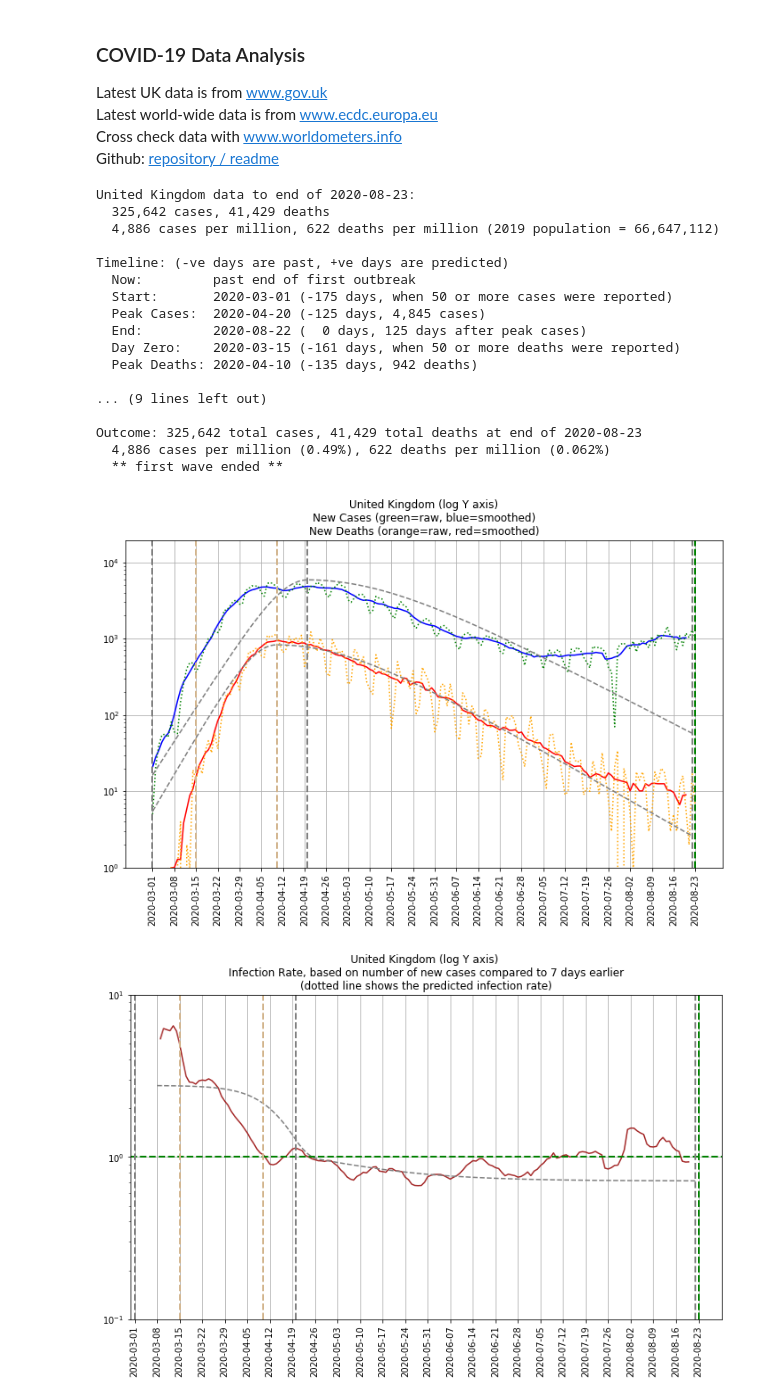
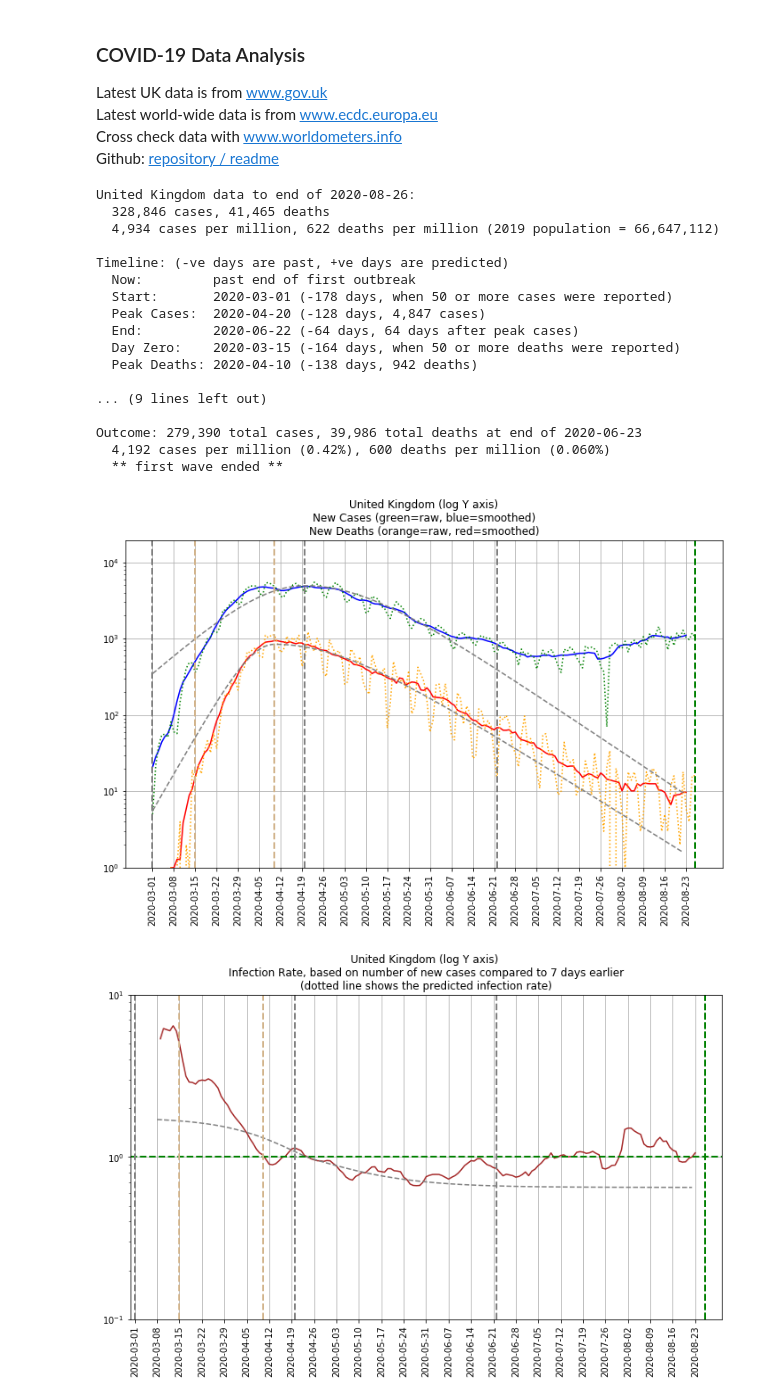
Before and after one commit to TonyM1958/covid19, a Jupyter notebook: eu.ipynb, the cells around one changed output. Drawn from its saved outputs; the diff is of its cells as text; code cells hidden in the pictures.

```diff
--- a/eu.ipynb
+++ b/eu.ipynb
@@ -10,24 +10,24 @@ import covid
 covid.setting(totals=0, ylog=1, d_clip=2.5)
 covid.data_load('download.json')
 # %%
-covid.Region(geoId='UK', dilation=3).analyse(totals=4)
+covid.Region(geoId='UK', dilation=2.8, d_cases=1.3).analyse(totals=4)
 # %% [output]
-United Kingdom data to end of 2020-08-23:
-  325,642 cases, 41,429 deaths
-  4,886 cases per million, 622 deaths per million (2019 population = 66,647,112)
+United Kingdom data to end of 2020-08-26:
+  328,846 cases, 41,465 deaths
+  4,934 cases per million, 622 deaths per million (2019 population = 66,647,112)
 
 Timeline: (-ve days are past, +ve days are predicted)
   Now:         past end of first outbreak
-  Start:       2020-03-01 (-175 days, when 50 or more cases were reported)
-  Peak Cases:  2020-04-20 (-125 days, 4,845 cases)
-  End:         2020-08-22 (  0 days, 125 days after peak cases)
-  Day Zero:    2020-03-15 (-161 days, when 50 or more deaths were reported)
-  Peak Deaths: 2020-04-10 (-135 days, 942 deaths)
+  Start:       2020-03-01 (-178 days, when 50 or more cases were reported)
+  Peak Cases:  2020-04-20 (-128 days, 4,847 cases)
+  End:         2020-06-22 (-64 days, 64 days after peak cases)
+  Day Zero:    2020-03-15 (-164 days, when 50 or more deaths were reported)
+  Peak Deaths: 2020-04-10 (-138 days, 942 deaths)
 
 ... (9 lines left out)
 
-Outcome: 325,642 total cases, 41,429 total deaths at end of 2020-08-23
-  4,886 cases per million (0.49%), 622 deaths per million (0.062%)
+Outcome: 279,390 total cases, 39,986 total deaths at end of 2020-06-23
+  4,192 cases per million (0.42%), 600 deaths per million (0.060%)
   ** first wave ended **
-[figure, old version]
+[figure, new version]
-[figure, old version]
+[figure, new version]
```
Also changed, not shown: parts of 8 cells of this notebook, 2 other files.
